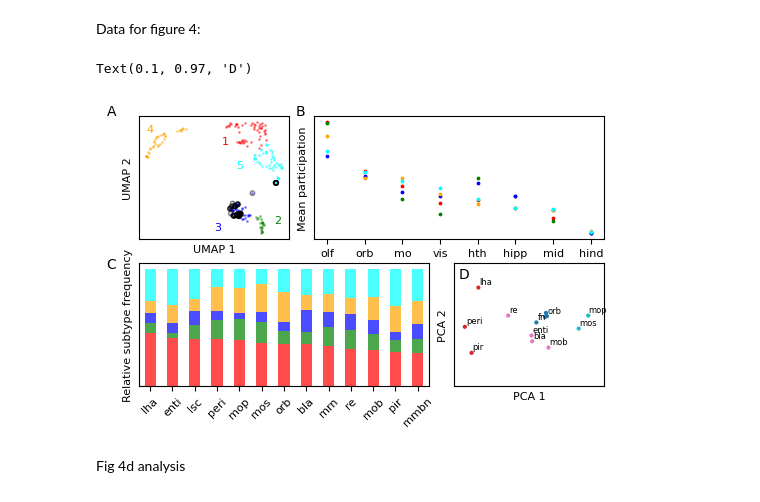
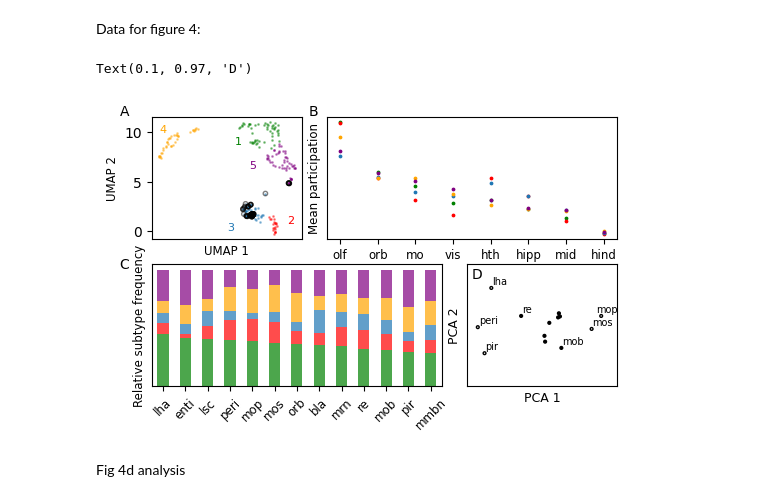
Before and after one commit to csndl-iitd/srg-tes-epilepsy-models, a Jupyter notebook: analysis/notebooks/Analyse fig_March_26.ipynb, the cells around one changed output. Cells and saved outputs as stored; diff of their text form; code cells hidden in the pictures.

Commit message:
figure updates

```diff
--- a/analysis/notebooks/Analyse fig_March_26.ipynb
+++ b/analysis/notebooks/Analyse fig_March_26.ipynb
@@ -908,8 +908,9 @@ gs=gridspec.GridSpec(10,14,wspace=2.5,hspace=5) #10 rows, 14 columns
 # plot umap of FN
 ax1=fig.add_subplot(gs[0:5,0:5])
 ax1.set_xticks([])
-ax1.set_yticks([])
-colors = {0: "red", 1: "green", 2: "blue",3:"orange",4:"cyan"}
+# ax1.set_yticks([])
+# colors = {0: "red", 1: "green", 2: "blue",3:"orange",4:"cyan"}
+colors = {0: "green", 1: "red", 2: "C0",3:"orange",4:"purple"}
 data_a=reader.data_read_pkl('results/figures/fig4a_data.pkl')
 for cluster_id in np.unique(data_a['lbl']):
     cluster_points =data_a['we'][data_a['lbl'] == cluster_id]
@@ -923,24 +924,24 @@ y=data_a['fe'][:,1]
 # y_jitter = y + np.random.uniform(-0.02, 0.02, size=len(y))  # jitter in y
 ax1.scatter(x,y,
             s=10,marker='o',facecolors='none',edgecolors='black',alpha=0.5)
-ax1.set_xlabel('UMAP 1', fontsize=8)
-ax1.set_ylabel('UMAP 2', fontsize=8)
+ax1.set_xlabel('UMAP 1', fontsize=8.5)
+ax1.set_ylabel('UMAP 2', fontsize=8.5)
 # transform axis relative to figure
 #label red cluster as 1
 ax1.text(0.55, 0.8, "1",
-        transform=ax1.transAxes, ha='left', va='center',fontsize=8,c='red')
+        transform=ax1.transAxes, ha='left', va='center',fontsize=8,c='green')
 #label green cluster as 2
 ax1.text(0.9, 0.15, "2",
-        transform=ax1.transAxes, ha='left', va='center',fontsize=8,c='green')
+        transform=ax1.transAxes, ha='left', va='center',fontsize=8,c='red')
 #label blue cluster as 3
 ax1.text(0.5, 0.1, "3",
-        transform=ax1.transAxes, ha='left', va='center',fontsize=8,c='blue')
+        transform=ax1.transAxes, ha='left', va='center',fontsize=8,c='C0')
 #label orange cluster as 4
 ax1.text(0.05, 0.9, "4",
         transform=ax1.transAxes, ha='left', va='center',fontsize=8,c='orange')
 # label cyan cluster as 5
 ax1.text(0.65, 0.6, "5",
-        transform=ax1.transAxes, ha='left', va='center',fontsize=8,c='cyan')
+        transform=ax1.transAxes, ha='left', va='center',fontsize=8,c='purple')
 
 
 
@@ -964,9 +965,9 @@ data_b.plot(kind='bar',color=colors,ax=ax3, stacked=True,alpha=0.7,fontsize=8)
 #turn legend off
 ax3.legend().set_visible(False)
 # set xlabels
-ax3.set_xticklabels(data_b.index, fontsize=8,rotation=45)
+ax3.set_xticklabels(data_b.index, fontsize=8.5,rotation=45)
 # set y label
-ax3.set_ylabel('Relative subtype frequency', fontsize=8)
+ax3.set_ylabel('Relative subtype frequency', fontsize=8.5)
 
 
 
@@ -987,8 +988,8 @@ df_sorted=df_m.sort_values(by=4,ascending = False)
 for n,r in enumerate(df_sorted.columns):
     ax2.scatter(df_sorted.index, df_sorted[n], color=colors[n],s=3,marker='o')
 
-ax2.set_xticklabels(df_sorted.index,fontsize=8)
-ax2.set_ylabel('Mean participation',fontsize=8)
+ax2.set_xticklabels(df_sorted.index,fontsize=8.5)
+ax2.set_ylabel('Mean participation',fontsize=8.5)
 
 
 
@@ -1009,41 +1010,46 @@ clu_tf_pca=reducer_pca.transform(data_d.values)
 kmeans_pl = KMeans(n_clusters=4, random_state=42)
 clus_pl = kmeans_pl.fit_predict(clu_tf_pca)
 #scatter plot
-ax4.scatter(clu_tf_pca[:,0],clu_tf_pca[:,1],c=clus_pl,cmap='tab10',s=4)
+# ax4.scatter(clu_tf_pca[:,0],clu_tf_pca[:,1],c=clus_pl,cmap='binary',s=4)
+colors_bw = ['black','white','black','white']  # assign manually
+ax4.scatter(clu_tf_pca[:,0], clu_tf_pca[:,1],
+            c=[colors_bw[i] for i in clus_pl],
+            s=4, edgecolors='black')
+
 for i, label in enumerate(nw_lbl):
-    if label=='lsc' or label=='mrn':
+    if label=='lsc' or label=='mrn' or label=='fn' or label == 'orb' or label=='enti' or label=='bla':
         continue
     elif label=='mop':
-        ax4.text(clu_tf_pca[i,0], clu_tf_pca[i,1]+0.08, label, fontsize=6)
+        ax4.text(clu_tf_pca[i,0]-0.1, clu_tf_pca[i,1]+0.08, label, fontsize=7)
 
     else:
-        ax4.text(clu_tf_pca[i,0]+0.02, clu_tf_pca[i,1]+0.08, label, fontsize=6)
+        ax4.text(clu_tf_pca[i,0]+0.02, clu_tf_pca[i,1]+0.08, label, fontsize=7)
 ax4.set_xlim(-1.5,1.5)
 ax4.set_ylim(-1.5,1.5)
-ax4.set_xlabel('PCA 1',fontsize=8)
-ax4.set_ylabel('PCA 2',fontsize=8)
+ax4.set_xlabel('PCA 1',fontsize=9)
+ax4.set_ylabel('PCA 2',fontsize=9)
 
 
 #panel A
 ax1.text(-0.15, 1.1, "A", transform=ax1.transAxes,
          fontsize=10, va="top", ha="right")
 
 
 
 # Panel B
 ax2.text(-0.03, 1.1, "B", transform=ax2.transAxes,
          fontsize=10, va="top", ha="right")
 
 # Panel C
 ax3.text(-0.08, 1.05, "C", transform=ax3.transAxes,
          fontsize=10, va="top", ha="right")
 
 #panel D
 ax4.text(0.1, 0.97, "D", transform=ax4.transAxes,
          fontsize=10, va="top", ha="right")
 # %% [output]
 Text(0.1, 0.97, 'D')
-[figure, old version]
+[figure, new version]
 # %% [markdown]
 Fig 4d analysis
 # %% [markdown]
```
Also changed, not shown: parts of 21 cells of this notebook.
